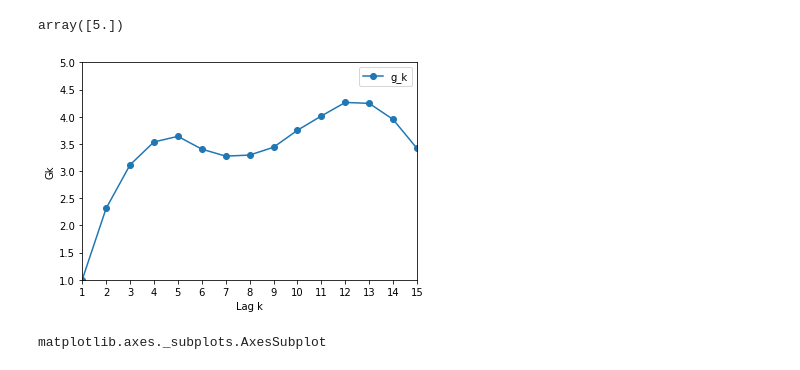
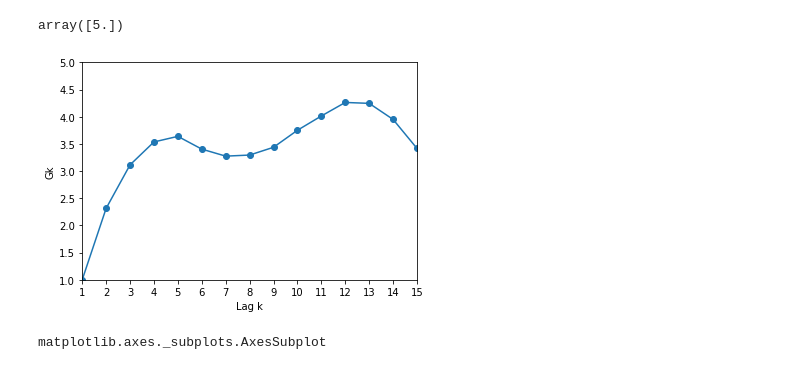
Before and after one commit to tadatoshi/time_series_plot_auto_analysis, a Jupyter notebook: notebooks/ceramic_furnace.ipynb, the cells around one changed output. Saved outputs shown, nothing was run; the diff lists cells and outputs as text; code cells hidden in the pictures.

Commit message:
Variogram plotting: Removed legend.

```diff
--- a/notebooks/ceramic_furnace.ipynb
+++ b/notebooks/ceramic_furnace.ipynb
@@ -347,9 +347,9 @@ array([5.])
 y_ceiling = np.ceil(variogram_furnace_data.max().values[0])
 # %%
 retval = variogram_furnace_data.plot(marker='o', xlabel='Lag k', ylabel='Gk', xlim=([1, 15]), ylim=([1, y_ceiling]),
-                                     xticks=np.arange(1, 16), yticks=np.arange(1, y_ceiling + 1, 0.5))
+                                     xticks=np.arange(1, 16), yticks=np.arange(1, y_ceiling + 1, 0.5), legend=None)
 # %% [output]
-[figure, old version]
+[figure, new version]
 # %%
 type(retval)
 # %% [output]
```
Also changed, not shown: parts of 1 cell of this notebook, 1 other file.
